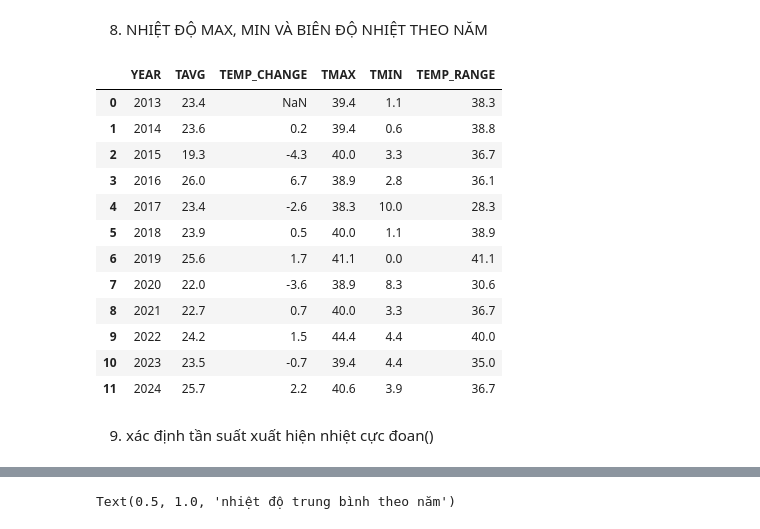
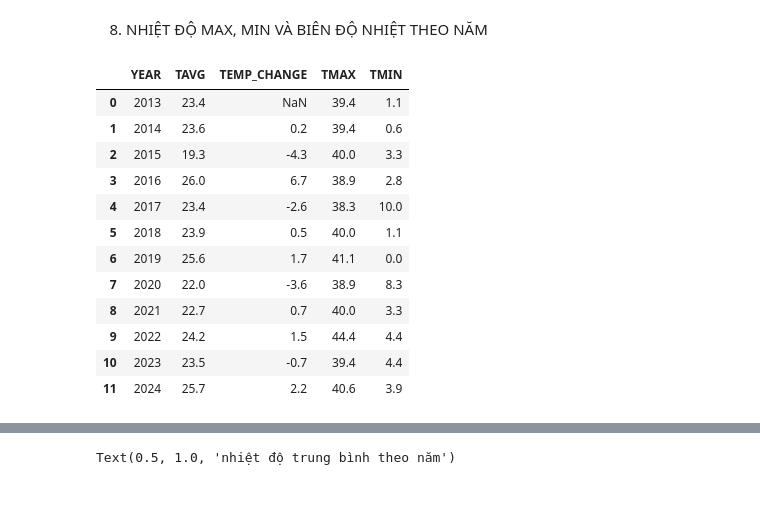
Before and after one commit to huyvanzzz/Data-Processing-Programming, a Jupyter notebook: temp_.ipynb, the cells around one changed output, grey strips where cells are left out. Saved outputs shown, nothing was run; the diff lists cells and outputs as text; code cells hidden in the pictures; blank space fills up the shorter version.

```diff
--- a/temp_.ipynb
+++ b/temp_.ipynb
@@ -177,25 +162,22 @@ df1
 # %%
 # Tính nhiệt độ lớn nhất và nhỏ nhất theo từng năm
 temp_max = df.groupby('YEAR')['TMAX'].max().reset_index(name= 'TMAX')
 temp_min = df.groupby('YEAR')['TMIN'].min().reset_index(name= 'TMIN')
 # Tính biên độ dao động nhiệt theo năm
 df1 = df1.merge(temp_max, on='YEAR', how='left')
 df1 = df1.merge(temp_min, on='YEAR', how='left')
-df1['TEMP_RANGE'] = (df1['TMAX']-df1['TMIN']).round(1)
 df1
 # %% [output]
-|  | YEAR | TAVG | TEMP_CHANGE | TMAX | TMIN | TEMP_RANGE |
-| 0 | 2013 | 23.4 | NaN | 39.4 | 1.1 | 38.3 |
-| 1 | 2014 | 23.6 | 0.2 | 39.4 | 0.6 | 38.8 |
-| 2 | 2015 | 19.3 | -4.3 | 40.0 | 3.3 | 36.7 |
-| 3 | 2016 | 26.0 | 6.7 | 38.9 | 2.8 | 36.1 |
-| 4 | 2017 | 23.4 | -2.6 | 38.3 | 10.0 | 28.3 |
-| 5 | 2018 | 23.9 | 0.5 | 40.0 | 1.1 | 38.9 |
-| 6 | 2019 | 25.6 | 1.7 | 41.1 | 0.0 | 41.1 |
-| 7 | 2020 | 22.0 | -3.6 | 38.9 | 8.3 | 30.6 |
-| 8 | 2021 | 22.7 | 0.7 | 40.0 | 3.3 | 36.7 |
-| 9 | 2022 | 24.2 | 1.5 | 44.4 | 4.4 | 40.0 |
-| 10 | 2023 | 23.5 | -0.7 | 39.4 | 4.4 | 35.0 |
-| 11 | 2024 | 25.7 | 2.2 | 40.6 | 3.9 | 36.7 |
+|  | YEAR | TAVG | TEMP_CHANGE | TMAX | TMIN |
+| 0 | 2013 | 23.4 | NaN | 39.4 | 1.1 |
+| 1 | 2014 | 23.6 | 0.2 | 39.4 | 0.6 |
+| 2 | 2015 | 19.3 | -4.3 | 40.0 | 3.3 |
+| 3 | 2016 | 26.0 | 6.7 | 38.9 | 2.8 |
+| 4 | 2017 | 23.4 | -2.6 | 38.3 | 10.0 |
+| 5 | 2018 | 23.9 | 0.5 | 40.0 | 1.1 |
+| 6 | 2019 | 25.6 | 1.7 | 41.1 | 0.0 |
+| 7 | 2020 | 22.0 | -3.6 | 38.9 | 8.3 |
+| 8 | 2021 | 22.7 | 0.7 | 40.0 | 3.3 |
+| 9 | 2022 | 24.2 | 1.5 | 44.4 | 4.4 |
+| 10 | 2023 | 23.5 | -0.7 | 39.4 | 4.4 |
+| 11 | 2024 | 25.7 | 2.2 | 40.6 | 3.9 |
-# %% [markdown]
-9. xác định tần suất xuất hiện nhiệt cực đoan()
```
Also changed, not shown: parts of 31 cells of this notebook, 6 other files.
